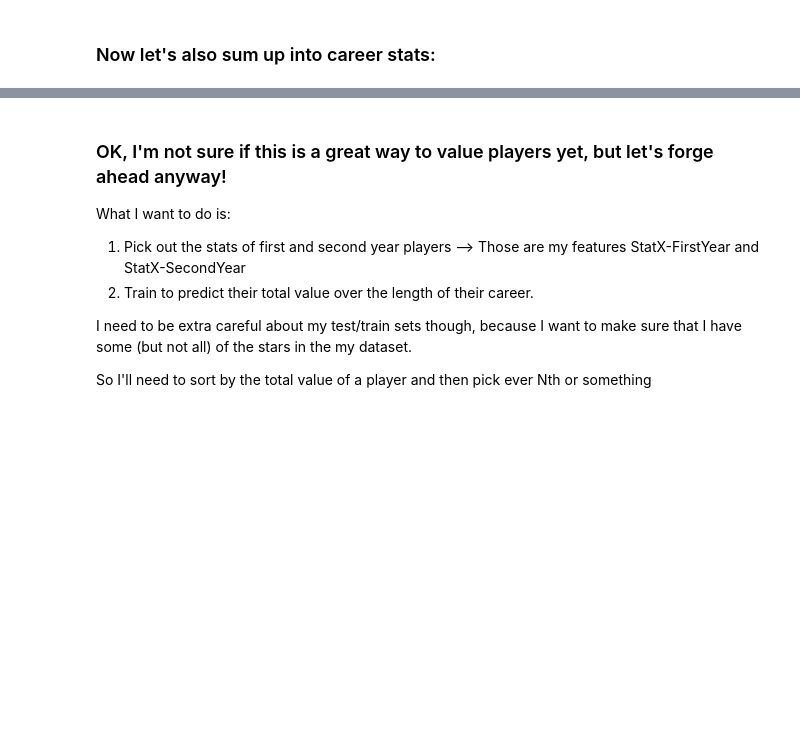
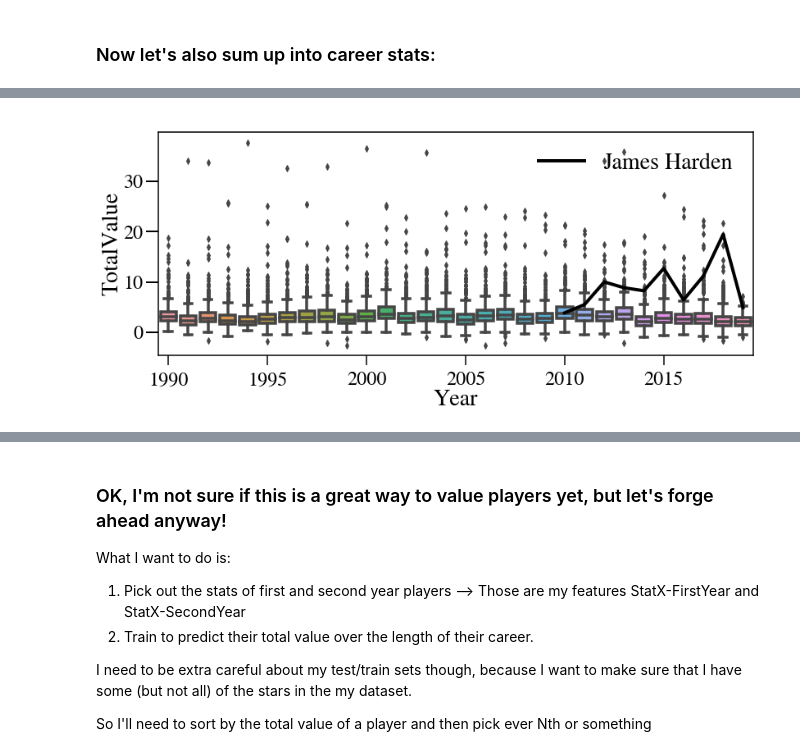
Before and after one commit to fagan2888/nba_stats, a Jupyter notebook: data_cleaning.ipynb, the cells around one changed output, grey strips where cells are left out. Cells and saved outputs as stored; diff of their text form; code cells hidden in the pictures; blank space fills up the shorter version.

```diff
--- a/data_cleaning.ipynb
+++ b/data_cleaning.ipynb
@@ -760,0 +772,5 @@ Name: Year, dtype: int64
+# %%
+pid = find_player_id('James Harden')
+plot_player_track_over_all(pid)
+# %% [output]
+[figure, added]
```
Also changed, not shown: parts of 32 cells of this notebook, 1 other file.
